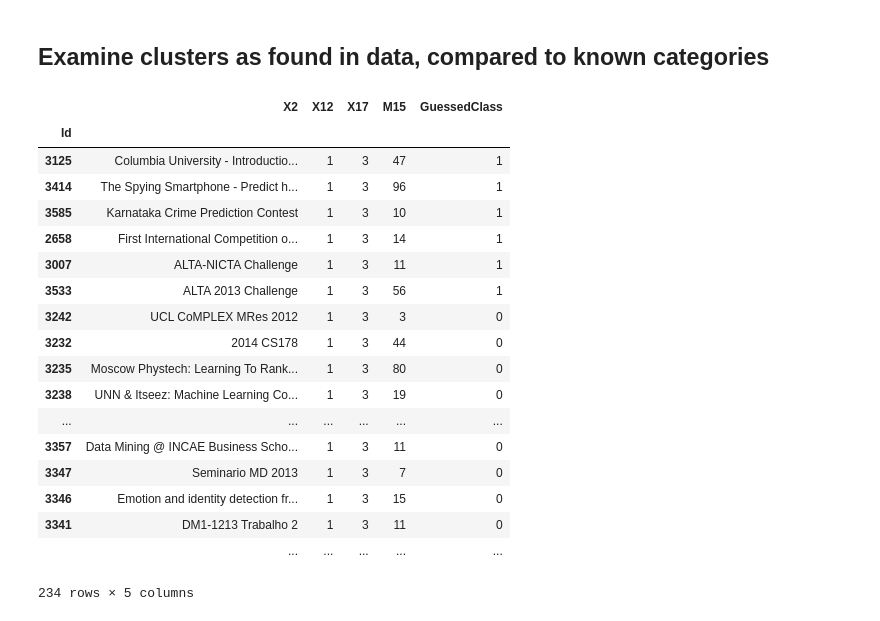
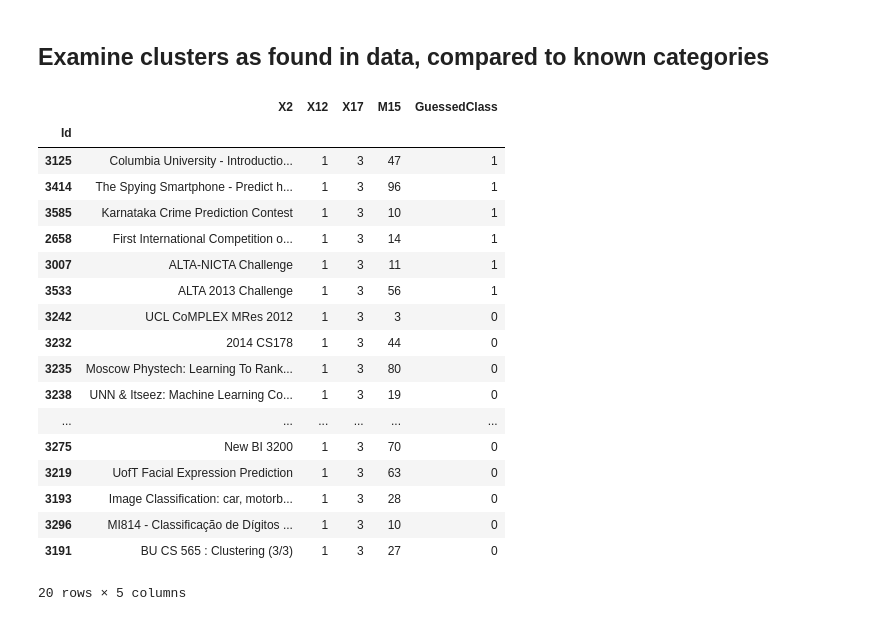
Before and after one commit to rjrest/comp-clustering, a Jupyter notebook: run_cluster.ipynb, the cells around one changed output. Saved outputs shown, nothing was run; the diff lists cells and outputs as text; code cells hidden in the pictures.

```diff
--- a/run_cluster.ipynb
+++ b/run_cluster.ipynb
@@ -599,7 +599,7 @@ Populating the interactive namespace from numpy and matplotlib
 km = KMeans(n_clusters=2, init='k-means++', n_init=50, max_iter=500, random_state=3)
 
 # Two best columns are M22 + M24
-y, centroids = run_kmeans(km, data, colnames, 26, 28)
+y, centroids = run_kmeans(km, data, colnames, 25, 28)
 
 print "Recorded to %d rows in dataframe: df_clusters" % len(y)
 df_comps_labels = pd.read_csv("data/raw/comps_labels.csv", header=0, usecols=[0,1,2,4,5,6], index_col=0)
@@ -699,26 +700,26 @@ plt.legend(loc="best")
 ## Examine clusters as found in data, compared to known categories
 # %%
 # Examine In-Class (X17 = 3)
-df_clusters[['X2','X12','X17','M15','GuessedClass']][df_clusters.X17 == 3].sort(['GuessedClass'], ascending=0, axis=0)
+df_clusters[['X2','X12','X17','M15','GuessedClass']][df_clusters.X17 == 3].sort(['GuessedClass'], ascending=0, axis=0).head(20)
 # %% [output]
 |  | X2 | X12 | X17 | M15 | GuessedClass |
 | Id |  |  |  |  |  |
 | 3125 | Columbia University - Introductio... | 1 | 3 | 47 | 1 |
 | 3414 | The Spying Smartphone - Predict h... | 1 | 3 | 96 | 1 |
 | 3585 | Karnataka Crime Prediction Contest | 1 | 3 | 10 | 1 |
 | 2658 | First International Competition o... | 1 | 3 | 14 | 1 |
 | 3007 | ALTA-NICTA Challenge | 1 | 3 | 11 | 1 |
 | 3533 | ALTA 2013 Challenge | 1 | 3 | 56 | 1 |
 | 3242 | UCL CoMPLEX MRes 2012 | 1 | 3 | 3 | 0 |
 | 3232 | 2014 CS178 | 1 | 3 | 44 | 0 |
 | 3235 | Moscow Phystech: Learning To Rank... | 1 | 3 | 80 | 0 |
 | 3238 | UNN & Itseez: Machine Learning Co... | 1 | 3 | 19 | 0 |
 | ... | ... | ... | ... | ... | ... |
-| 3357 | Data Mining @ INCAE Business Scho... | 1 | 3 | 11 | 0 |
-| 3347 | Seminario MD 2013 | 1 | 3 | 7 | 0 |
-| 3346 | Emotion and identity detection fr... | 1 | 3 | 15 | 0 |
-| 3341 | DM1-1213 Trabalho 2 | 1 | 3 | 11 | 0 |
-|  | ... | ... | ... | ... | ... |
+| 3275 | New BI 3200 | 1 | 3 | 70 | 0 |
+| 3219 | UofT Facial Expression Prediction | 1 | 3 | 63 | 0 |
+| 3193 | Image Classification: car, motorb... | 1 | 3 | 28 | 0 |
+| 3296 | MI814 - Classificação de Dígitos ... | 1 | 3 | 10 | 0 |
+| 3191 | BU CS 565 : Clustering (3/3) | 1 | 3 | 27 | 0 |
-234 rows × 5 columns
+20 rows × 5 columns
 # %%
 # Examine Non-inclass in lower performing class
```
Also changed, not shown: parts of 4 cells of this notebook, 3 other files.
